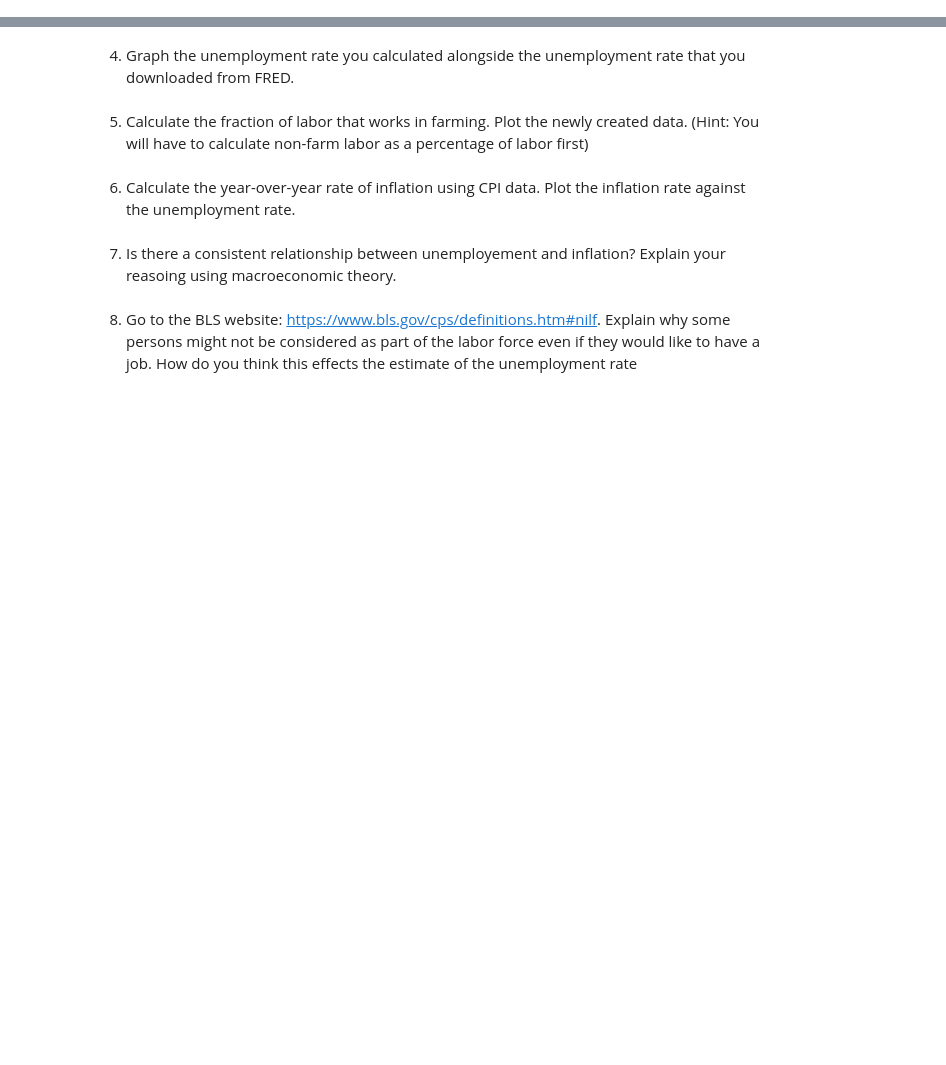
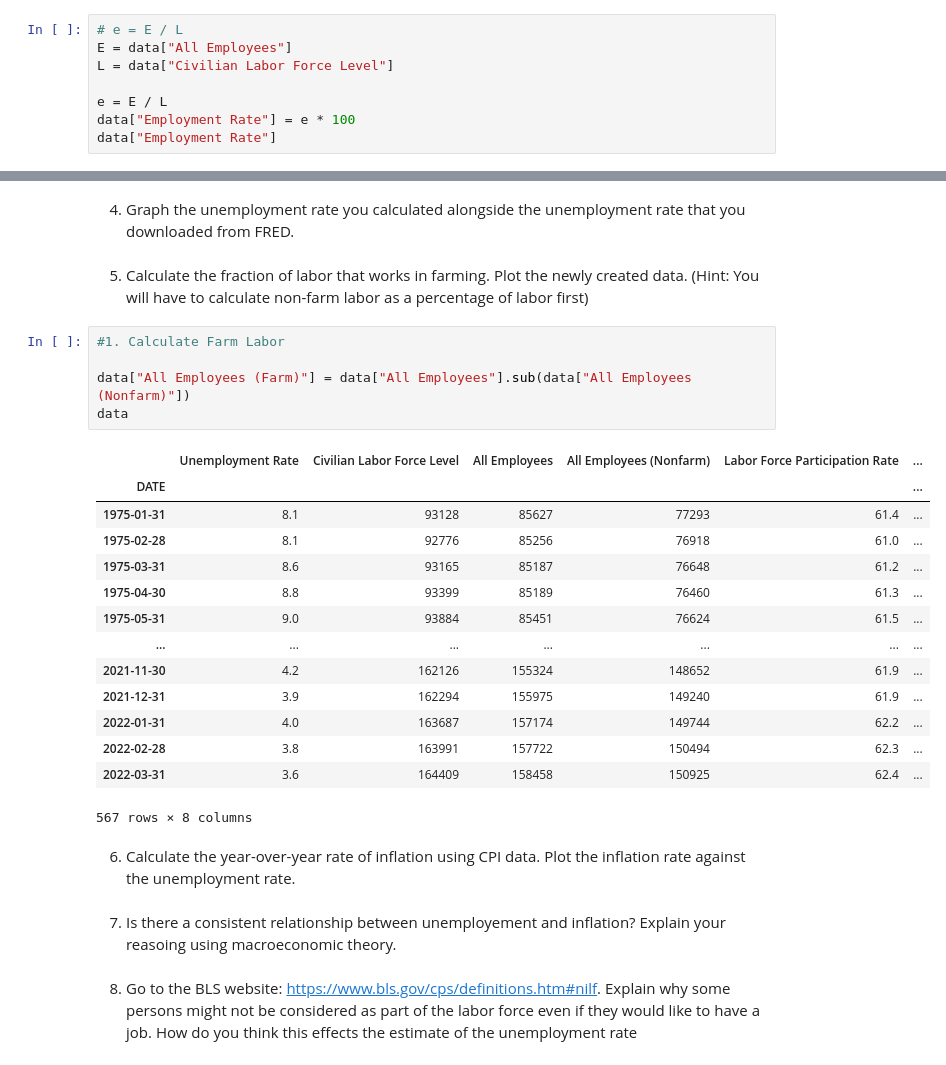
Before and after one commit to jlcatonjr/Macroeconomics-Growth-and-Monetary-Equilibrium, a Jupyter notebook: Data Homework Assignments/Data Homework - Chapter 10.ipynb, the cells around one changed output, grey strips where cells are left out. Cells and saved outputs as stored; diff of their text form; blank space fills up the shorter version.

```diff
--- a/Data Homework Assignments/Data Homework - Chapter 10.ipynb
+++ b/Data Homework Assignments/Data Homework - Chapter 10.ipynb
@@ -45,2 +72,10 @@ plot_lines(data, linewidth = 5)
 # %% [markdown]
 2.	Calculate the employment rate using Civilian Labor Force Level and All Employees (CE16OV).
+# %%
+# e = E / L
+E = data["All Employees"]
+L = data["Civilian Labor Force Level"]
+
+e = E / L
+data["Employment Rate"] = e * 100
+data["Employment Rate"]
@@ -50,6 +101,26 @@ plot_lines(data, linewidth = 5)
 4.	Graph the unemployment rate you calculated alongside the unemployment rate that you downloaded from FRED.
 # %% [markdown]
 5.	Calculate the fraction of labor that works in farming. Plot the newly created data. (Hint: You will have to calculate non-farm labor as a percentage of labor first)
+# %%
+#1. Calculate Farm Labor
+
+data["All Employees (Farm)"] = data["All Employees"].sub(data["All Employees (Nonfarm)"])
+data
+# %% [output]
+|  | Unemployment Rate | Civilian Labor Force Level | All Employees | All Employees (Nonfarm) | Labor Force Participation Rate | ... |
+| DATE |  |  |  |  |  | ... |
+| 1975-01-31 | 8.1 | 93128 | 85627 | 77293 | 61.4 | ... |
+| 1975-02-28 | 8.1 | 92776 | 85256 | 76918 | 61.0 | ... |
+| 1975-03-31 | 8.6 | 93165 | 85187 | 76648 | 61.2 | ... |
+| 1975-04-30 | 8.8 | 93399 | 85189 | 76460 | 61.3 | ... |
+| 1975-05-31 | 9.0 | 93884 | 85451 | 76624 | 61.5 | ... |
+| ... | ... | ... | ... | ... | ... | ... |
+| 2021-11-30 | 4.2 | 162126 | 155324 | 148652 | 61.9 | ... |
+| 2021-12-31 | 3.9 | 162294 | 155975 | 149240 | 61.9 | ... |
+| 2022-01-31 | 4.0 | 163687 | 157174 | 149744 | 62.2 | ... |
+| 2022-02-28 | 3.8 | 163991 | 157722 | 150494 | 62.3 | ... |
+| 2022-03-31 | 3.6 | 164409 | 158458 | 150925 | 62.4 | ... |
+567 rows × 8 columns
 # %% [markdown]
 6. Calculate the year-over-year rate of inflation using CPI data. Plot the inflation rate against the unemployment rate.
 # %% [markdown]
```
Also changed, not shown: parts of 6 cells of this notebook, 10 other files.
